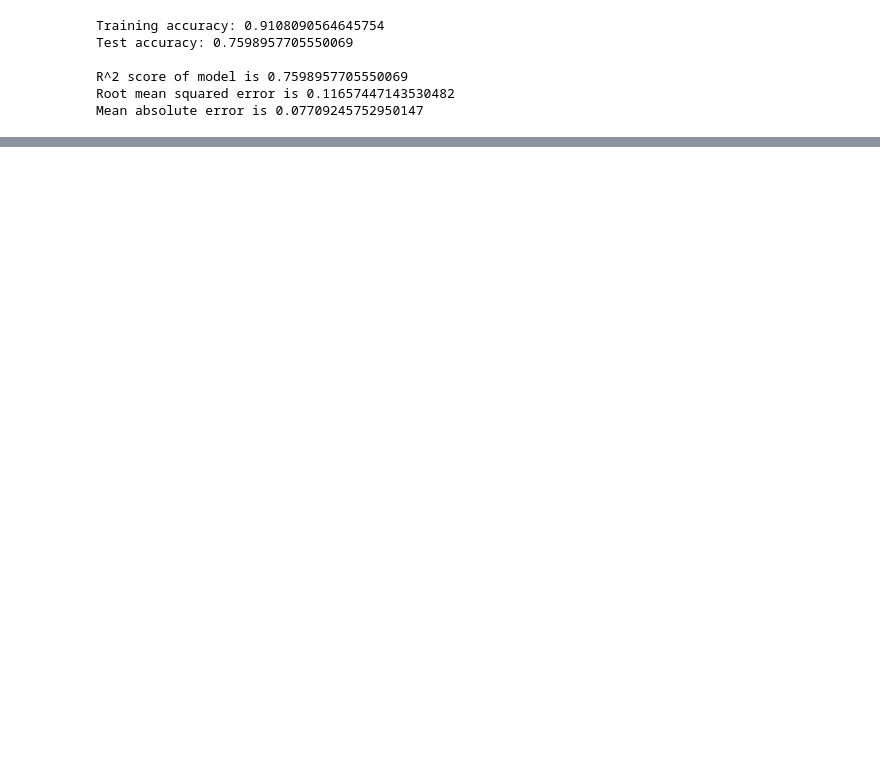
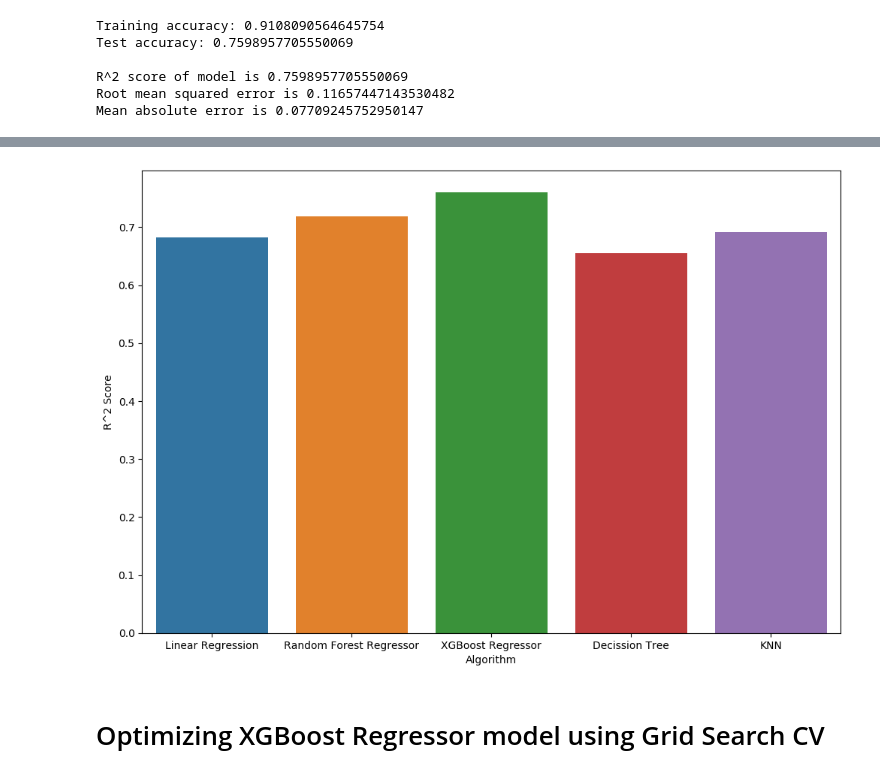
Before and after one commit to vishwathkamalanathan/ITCS-6100-Group-7, a Jupyter notebook: Jupyter-Notebooks/grp7_housing.ipynb, the cells around one changed output, grey strips where cells are left out. Cells and saved outputs as stored; diff of their text form; code cells hidden in the pictures; blank space fills up the shorter version.

```diff
--- a/Jupyter-Notebooks/grp7_housing.ipynb
+++ b/Jupyter-Notebooks/grp7_housing.ipynb
@@ -482,0 +492,10 @@ Mean absolute error is 0.0880237990867072
+# %%
+chart = pd.DataFrame({
+    'Algorithm': ['Linear Regression',
+             'Random Forest Regressor',  'XGBoost Regressor', 'Decission Tree', 'KNN'],
+    'R^2 Score': [ r2_Lin, r2_rf, r2_xg, r2_dt, r2_knn],
+    'RMSE Score' : [rms_Lin, rms_rf, rms_xg, rms_dt, rms_knn],
+    'MAE Score' : [mae_Lin, mae_rf, mae_xg, mae_dt, mae_knn]
+})
+
+chart.sort_values(by = ['R^2 Score', 'RMSE Score', 'MAE Score'], ascending = True)
@@ -482,0 +509,9 @@ Mean absolute error is 0.0880237990867072
+# %%
+plt.figure(figsize=(12,8))
+plt.ylim()
+sns.barplot(x='Algorithm',y='R^2 Score',data=chart)
+plt.show()
+# %% [output]
+[figure, added]
+# %% [markdown]
+#  Optimizing XGBoost Regressor model using Grid Search CV
```
Also changed, not shown: parts of 23 cells of this notebook.
